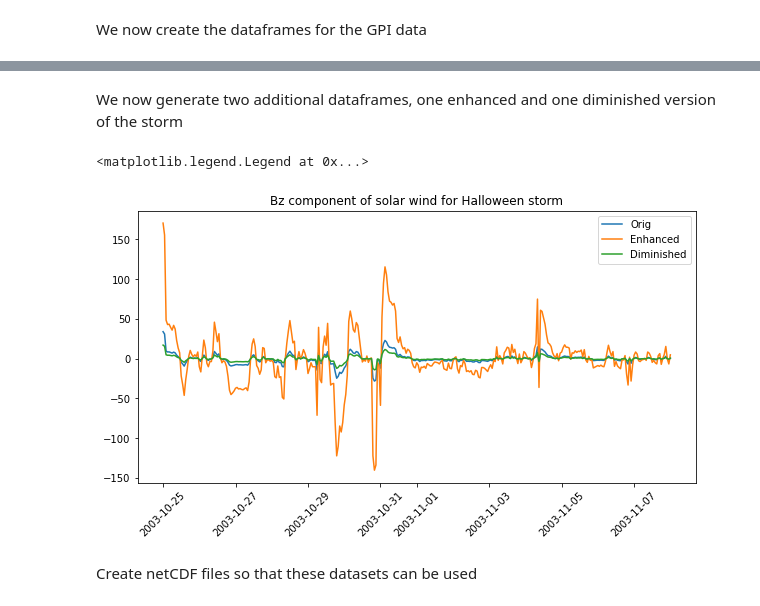
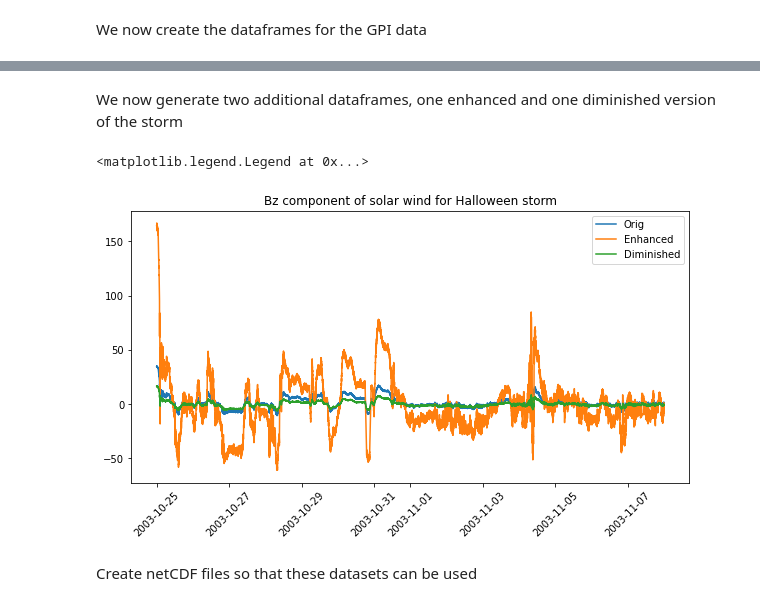
Before and after one commit to rmcgranaghan/NSF_CHESS, a Jupyter notebook: SyntheticEnvironment/Create Synthetic SW Data- updated.ipynb, the cells around one changed output, grey strips where cells are left out. Drawn from its saved outputs; the diff is of its cells as text; code cells hidden in the pictures.

```diff
--- a/SyntheticEnvironment/Create Synthetic SW Data- updated.ipynb
+++ b/SyntheticEnvironment/Create Synthetic SW Data- updated.ipynb
@@ -86,0 +375,3 @@ halloween_storm.head()
+# %%
+halloween_storm = halloween_storm.merge(halloween_storm_hourly, how='left')
+halloween_storm.head()
@@ -86,0 +385,9 @@ halloween_storm.head()
+# %%
+halloween_storm['Scalar_B'] = halloween_storm['Scalar_B'].interpolate()
+halloween_storm['BX'] = halloween_storm['BX'].interpolate()
+halloween_storm['BY'] = halloween_storm['BY'].interpolate()
+halloween_storm['BZ'] = halloween_storm['BZ'].interpolate()
+
+halloween_storm['SW_Proton_Density'] = halloween_storm['SW_Proton_Density'].interpolate()
+halloween_storm['SW_Plasma_Temperature'] = halloween_storm['SW_Plasma_Temperature'].interpolate()
+halloween_storm['SW_Plasma_Speed'] = halloween_storm['SW_Plasma_Speed'].interpolate()
@@ -87,45 +481,43 @@ halloween_storm.head()
+# %% [markdown]
+We now generate two additional dataframes, one enhanced and one diminished version of the storm
 # %%
 halloween_storm_plus = halloween_storm.copy()
 halloween_storm_minus = halloween_storm.copy()
-# %% [markdown]
-We now generate two additional dataframes, one enhanced and one diminished version of the storm
 # %%
 # Physical quantities we scale by a factor of 5
 scaling_factor = 5
-for key in ['BX', 'BY', 'BZ', 'SW_Plasma_Temperature', 'SW_Proton_Density']:
+for key in ['bx', 'bx', 'bz', 'sw_plasma_temp', 'sw_plasma_density']:
         halloween_storm_plus[key] = scaling_factor*halloween_storm_plus[key] - np.nanmean(scaling_factor*halloween_storm_plus[key])
 
-halloween_storm_plus['Scalar_B'] = np.sqrt(halloween_storm_plus['BX']**2 + halloween_storm_plus['BY']**2 + halloween_storm_plus['BZ']**2)
 
 # These are indices, and do not the same ways as physical quantities.
 # We arbitrarily scale them by 1.25
 scaling_factor = 1.25
-for key in ['Kp', 'ap_index', 'f10.7_index', 'AE-index']:
+for key in ['Kp', 'ap', 'f10_7', 'AE']:
     halloween_storm_plus[key] = scaling_factor*halloween_storm_plus[key]
 # %%
-# Physical quantities we scale by a factor of 5
+# Physical quantities we scale by a factor of .5
 scaling_factor = .5
-for key in ['BX', 'BY', 'BZ', 'SW_Plasma_Temperature', 'SW_Proton_Density']:
+for key in ['bx', 'bx', 'bz', 'sw_plasma_temp', 'sw_plasma_density']:
         halloween_storm_minus[key] = scaling_factor*halloween_storm_minus[key] - np.nanmean(scaling_factor*halloween_storm_minus[key])
 
-halloween_storm_minus['Scalar_B'] = np.sqrt(halloween_storm_minus['BX']**2 + halloween_storm_minus['BY']**2 + halloween_storm_minus['BZ']**2)
 
 # These are indices, and do not the same ways as physical quantities.
 # We arbitrarily scale them by 1.25
 scaling_factor = .75
-for key in ['Kp', 'ap_index', 'f10.7_index', 'AE-index']:
+for key in ['Kp', 'ap', 'f10_7', 'AE']:
     halloween_storm_minus[key] = scaling_factor*halloween_storm_minus[key]
 # %%
 plt.figure(figsize=(10, 5))
-plt.plot(halloween_storm['datetime'], halloween_storm['BZ'],label = 'Orig')
-plt.plot(halloween_storm_plus['datetime'],halloween_storm_plus['BZ'], label = 'Enhanced')
-plt.plot(halloween_storm_minus['datetime'], halloween_storm_minus['BZ'], label = 'Diminished')
+plt.plot(halloween_storm['datetime'], halloween_storm['bz'],label = 'Orig')
+plt.plot(halloween_storm_plus['datetime'],halloween_storm_plus['bz'], label = 'Enhanced')
+plt.plot(halloween_storm_minus['datetime'], halloween_storm_minus['bz'], label = 'Diminished')
 plt.xticks(rotation=45)
 plt.title("Bz component of solar wind for Halloween storm")
 plt.legend()
 # %% [output]
 <matplotlib.legend.Legend at 0x...>
-[figure, old version]
+[figure, new version]
 # %% [markdown]
 Create netCDF files so that these datasets can be used
 # %%
```
Also changed, not shown: parts of 53 cells of this notebook, 1 other file.
